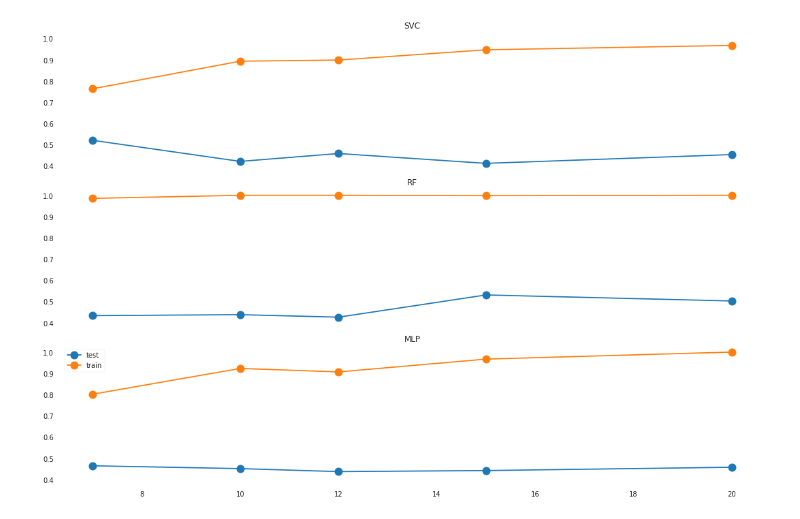
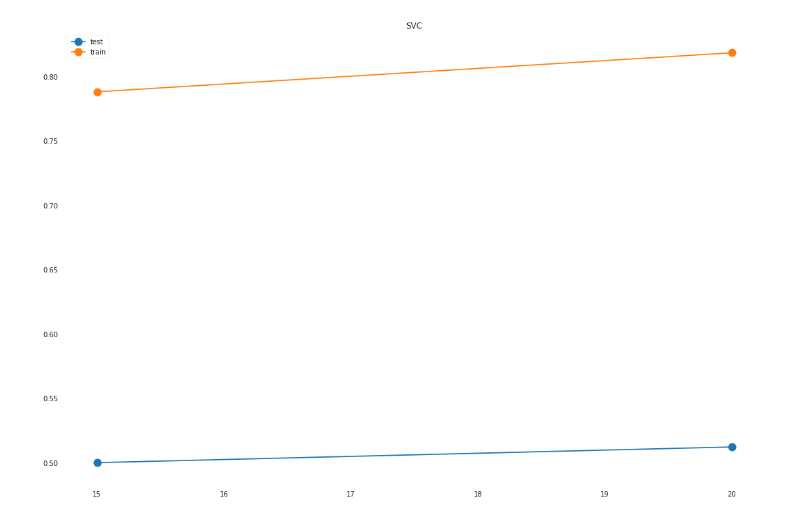
Before and after one commit to ShreyaKapoor18/Thesis, a Jupyter notebook: graphtools/greedy_graph.ipynb, the cells around one changed output. Cells and saved outputs as stored; diff of their text form; code cells hidden in the pictures.

```diff
--- a/graphtools/greedy_graph.ipynb
+++ b/graphtools/greedy_graph.ipynb
@@ -81,14 +81,14 @@ labels = ['NEOFAC_O']
 # %%
+
 # note: right now the matrix whole is not scaled, for computing the fscores and correlation coeff it has to be so.
 y_tr, y_te = computed_subjects(), test_subjects()
 
-labels = [label for label in labels if label in y_tr.columns ]
+labels = [label for label in labels if label in y_tr.columns]
 
 X_tr = generate_combined_matrix(tri, list(y_tr.index))  # need to check indices till here then convert to numpy array
 X_te = generate_test_data(tri, y_te.index)
 X_tr, X_te = edge_filtering(feature, X_tr, X_te)
 X = X_tr.append(X_te)
-metrics = ['balanced_accuracy', 'accuracy', 'f1_weighted', 'roc_auc_ovr_weighted']
 results = {}
 for target in labels:
     results[target] = {}
@@ -107,12 +107,15 @@ for target in labels:
     node_names = {k:[] for k in num_nodes}
     param_grid = [{'alpha': [10, 1e3]}]
     for max_num_nodes in num_nodes:
+
         results[target][max_num_nodes] = {}
         print(f"Number of nodes {max_num_nodes}")
-        i =0
+        i = 0
         for train_index, test_index in skf.split(X, y_binned):
-            i+=1
+
+            i += 1
             results[target][max_num_nodes][i] = {}
+            start = time.time()
             #print("TRAIN:",len(train_index), train_index, "TEST:", len(test_index),test_index)
             X_train, X_test = X.iloc[train_index], X.iloc[test_index]
             y_train, y_test = y.iloc[train_index], y.iloc[test_index]
@@ -123,13 +126,11 @@ for target in labels:
             y_train_l = y_train_l[y_train_l != 2]
             y_train_l = y_train_l // 3  # binarizing the values by removing the middle quartile
             y_test_l = y_test >= med
-            X_train_l = X_train.loc[y_train_l.index, :]
+            X_train_l = X_train.loc[y_train_l.index]
             assert list(X_train_l.index) == list(y_train_l.index)
-
             X_train_l, X_test_l, arr = process_raw(X_train_l, X_test, y_train_l, edge)
             graph = np.zeros((84,84))
 
-            start = time.time()
             for k,j ,l in zip(np.triu_indices(84)[0], np.triu_indices(84)[1], range(tri)):
                 graph[k,j] = abs(arr.iloc[l]) #  taking the absolute value of the pearson correlation
             # graph is currently upper triangular and needs to be converted into full matrix
@@ -141,23 +142,20 @@ for target in labels:
                 node = graph.sum(axis=1).argmin()
                 graph = graph.drop([graph.loc[node].name], axis = 0) # returns the row as series
                 graph = graph.drop(graph.loc[:, node].name, axis = 1) # graph.loc[:, node].name
-
             node_names[max_num_nodes].extend(list(graph.columns))
             end = time.time()
             t = end - start
-            print(f'Time for fold {i}:', round(t,3))
             edge_indexes = find_node_indices(graph.columns)
 
-            #X_train_l = X_train_l.iloc[:, edge_indexes]
-            #X_test_l = X_test_l.iloc[:, edge_indexes]
+            print(f'Time for fold {i}:', round(t,3))
+            for classifier in ['SVC']:
 
-            for classifier in ['SVC', 'RF', 'MLP']:
+                clf = LinearSVC(C = 1e-20, random_state = 22, tol= 1e-15, loss = 'hinge')
 
                 results[target][max_num_nodes][i][classifier] = {}
-                train_results, test_results = cross_validation(classifier, X_train_l.iloc[:, edge_indexes],
-                                                               y_train_l, X_test_l.iloc[:, edge_indexes],
-                                                               y_test_l, metrics, refit_metric)
-
+                clf.fit(X_train_l.iloc[:, edge_indexes], y_train_l)
+                test_results =  clf.score(X_test_l.iloc[:, edge_indexes], y_test_l)
+                train_results = clf.score(X_train_l.iloc[:, edge_indexes], y_train_l)
                 results[target][max_num_nodes][i][classifier] = {'train': train_results, 'test': test_results}
     make_plot(node_names, target)
 # %% [output]
@@ -182,14 +177,14 @@ Best estimator {'solver': 'adam', 'learning_rate': 'adaptive', 'hidden_layer_siz
 # %%
-fig, ax = plt.subplots(3,1, figsize = (15,10), sharex = True, sharey = True)
-for clf, i in zip(['SVC', 'RF', 'MLP'], range(3)):
-    ax[i].set_title(clf)
-    ax[i].plot(num_nodes,
-             [np.mean([results['NEOFAC_O'][node][k][clf]['test']['balanced_accuracy']
+fig, ax = plt.subplots(figsize = (15,10), sharex = True, sharey = True)
+for clf in ['SVC']:
+    ax.set_title(clf)
+    ax.plot(num_nodes,
+             [np.max([results['ER40_CR'][node][k][clf]['test']
                for k in range(1,6)]) for node in num_nodes], marker = 'o', markersize = 12, label= 'test')
-    ax[i].plot(num_nodes,
-             [np.mean([results['NEOFAC_O'][node][k][clf]['train']['balanced_accuracy']
+    ax.plot(num_nodes,
+             [np.max([results['ER40_CR'][node][k][clf]['train']
                for k in range(1,6)]) for node in num_nodes], marker = 'o', markersize = 12, label = 'train')
 plt.legend()
 plt.tight_layout()
 # %% [output]
-[figure, old version]
+[figure, new version]
```
Also changed, not shown: parts of 6 cells of this notebook, 2 other files.
